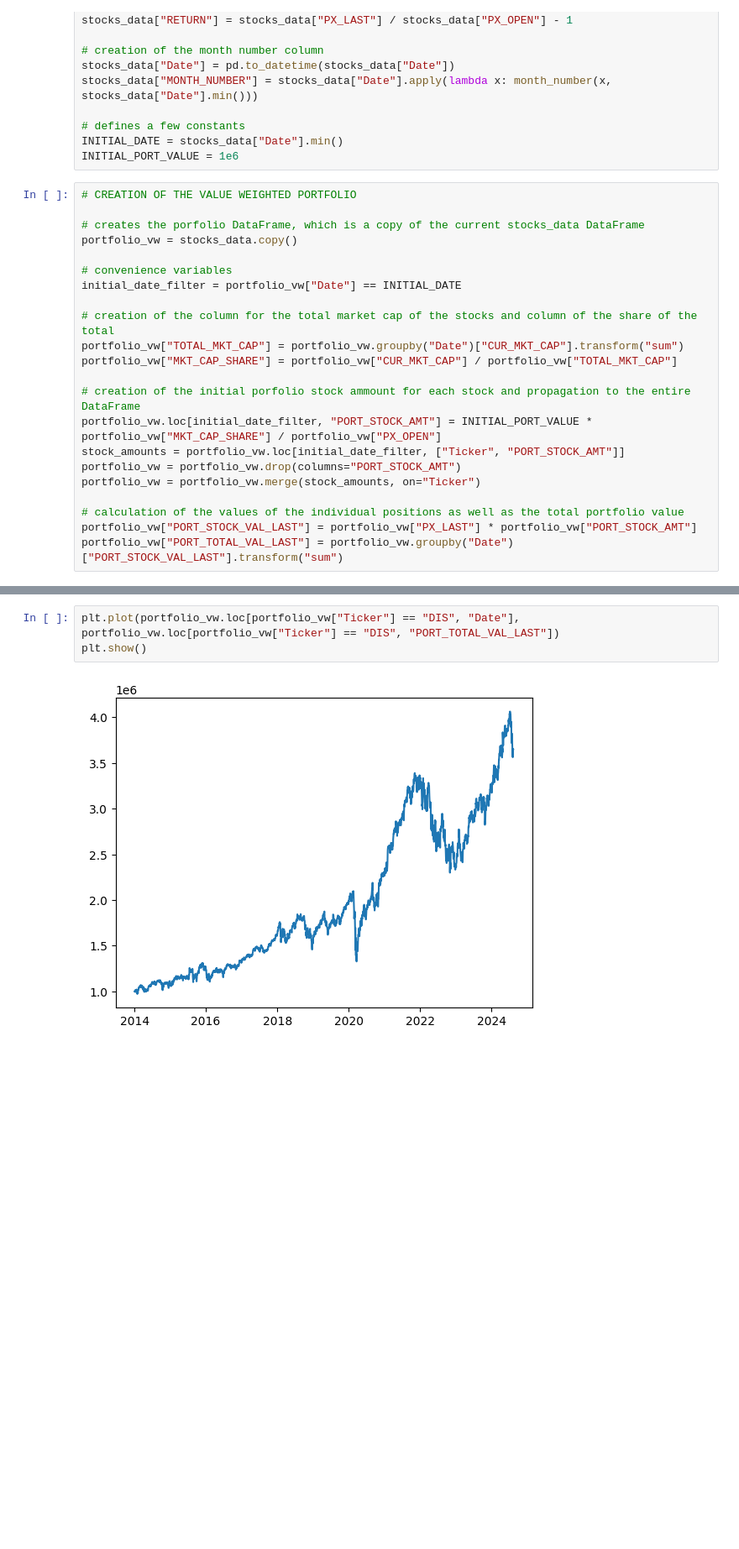
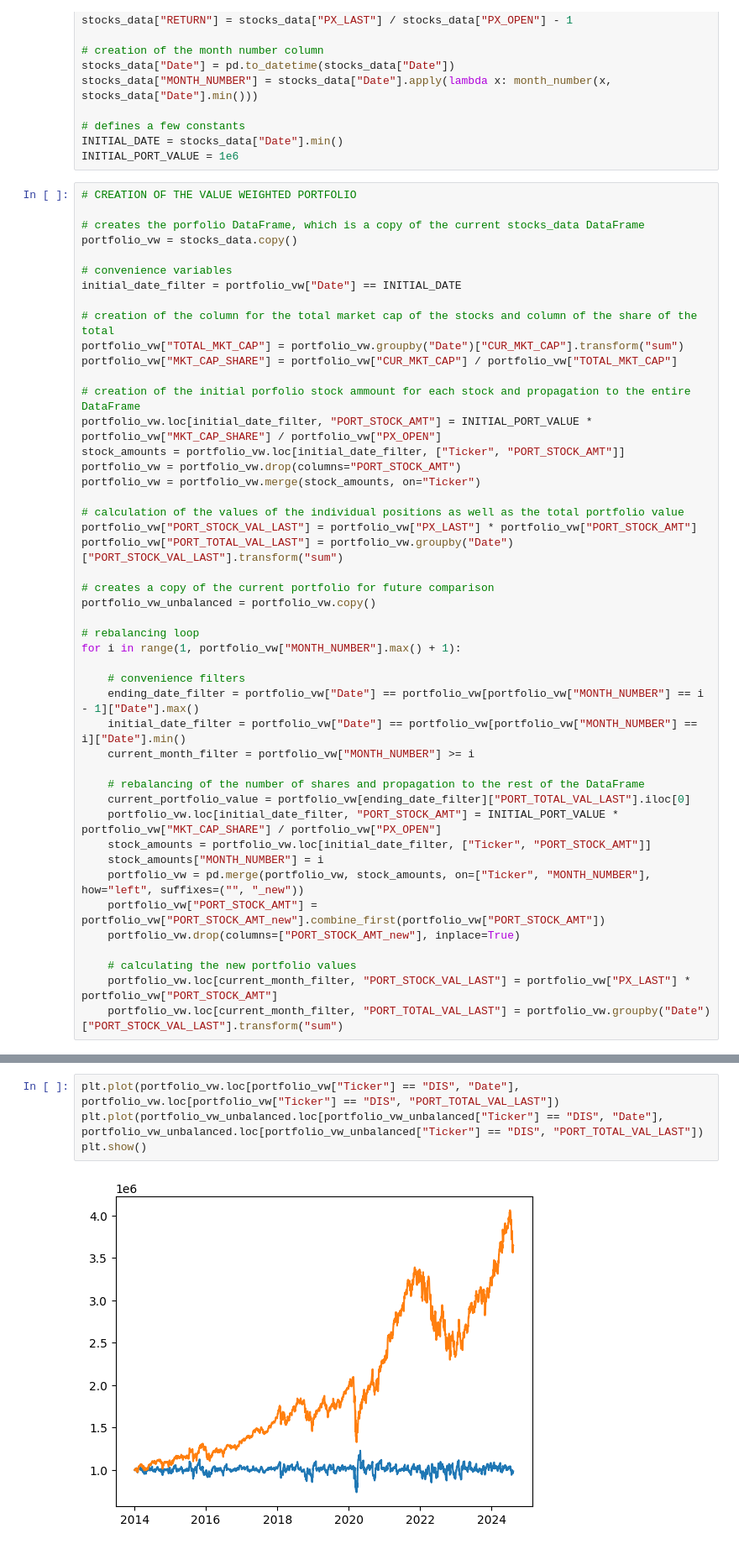
Before and after one commit to williankal/quant_fin, a Jupyter notebook: project-1/part-A.ipynb, the cells around one changed output, grey strips where cells are left out. Shown at 84% size. Drawn from its saved outputs; the diff is of its cells as text; blank space fills up the shorter version.

Commit message:
1.A: portfolio valu weighted feito, resultado esquisito

```diff
--- a/project-1/part-A.ipynb
+++ b/project-1/part-A.ipynb
@@ -75,3 +75,27 @@ portfolio_vw = portfolio_vw.merge(stock_amounts, on="Ticker")
 # calculation of the values of the individual positions as well as the total portfolio value
 portfolio_vw["PORT_STOCK_VAL_LAST"] = portfolio_vw["PX_LAST"] * portfolio_vw["PORT_STOCK_AMT"]
 portfolio_vw["PORT_TOTAL_VAL_LAST"] = portfolio_vw.groupby("Date")["PORT_STOCK_VAL_LAST"].transform("sum")
+
+# creates a copy of the current portfolio for future comparison
+portfolio_vw_unbalanced = portfolio_vw.copy()
+
+# rebalancing loop
+for i in range(1, portfolio_vw["MONTH_NUMBER"].max() + 1):
+
+    # convenience filters
+    ending_date_filter = portfolio_vw["Date"] == portfolio_vw[portfolio_vw["MONTH_NUMBER"] == i - 1]["Date"].max()
+    initial_date_filter = portfolio_vw["Date"] == portfolio_vw[portfolio_vw["MONTH_NUMBER"] == i]["Date"].min()
+    current_month_filter = portfolio_vw["MONTH_NUMBER"] >= i
+
+    # rebalancing of the number of shares and propagation to the rest of the DataFrame
+    current_portfolio_value = portfolio_vw[ending_date_filter]["PORT_TOTAL_VAL_LAST"].iloc[0]
+    portfolio_vw.loc[initial_date_filter, "PORT_STOCK_AMT"] = INITIAL_PORT_VALUE * portfolio_vw["MKT_CAP_SHARE"] / portfolio_vw["PX_OPEN"]
+    stock_amounts = portfolio_vw.loc[initial_date_filter, ["Ticker", "PORT_STOCK_AMT"]]
+    stock_amounts["MONTH_NUMBER"] = i
+    portfolio_vw = pd.merge(portfolio_vw, stock_amounts, on=["Ticker", "MONTH_NUMBER"], how="left", suffixes=("", "_new"))
+    portfolio_vw["PORT_STOCK_AMT"] = portfolio_vw["PORT_STOCK_AMT_new"].combine_first(portfolio_vw["PORT_STOCK_AMT"])
+    portfolio_vw.drop(columns=["PORT_STOCK_AMT_new"], inplace=True)
+
+    # calculating the new portfolio values
+    portfolio_vw.loc[current_month_filter, "PORT_STOCK_VAL_LAST"] = portfolio_vw["PX_LAST"] * portfolio_vw["PORT_STOCK_AMT"]
+    portfolio_vw.loc[current_month_filter, "PORT_TOTAL_VAL_LAST"] = portfolio_vw.groupby("Date")["PORT_STOCK_VAL_LAST"].transform("sum")
@@ -94,5 +118,6 @@ portfolio_vw
 # %%
 plt.plot(portfolio_vw.loc[portfolio_vw["Ticker"] == "DIS", "Date"], portfolio_vw.loc[portfolio_vw["Ticker"] == "DIS", "PORT_TOTAL_VAL_LAST"])
+plt.plot(portfolio_vw_unbalanced.loc[portfolio_vw_unbalanced["Ticker"] == "DIS", "Date"], portfolio_vw_unbalanced.loc[portfolio_vw_unbalanced["Ticker"] == "DIS", "PORT_TOTAL_VAL_LAST"])
 plt.show()
 # %% [output]
-[figure, old version]
+[figure, new version]
```
Also changed, not shown: parts of 2 cells of this notebook.
